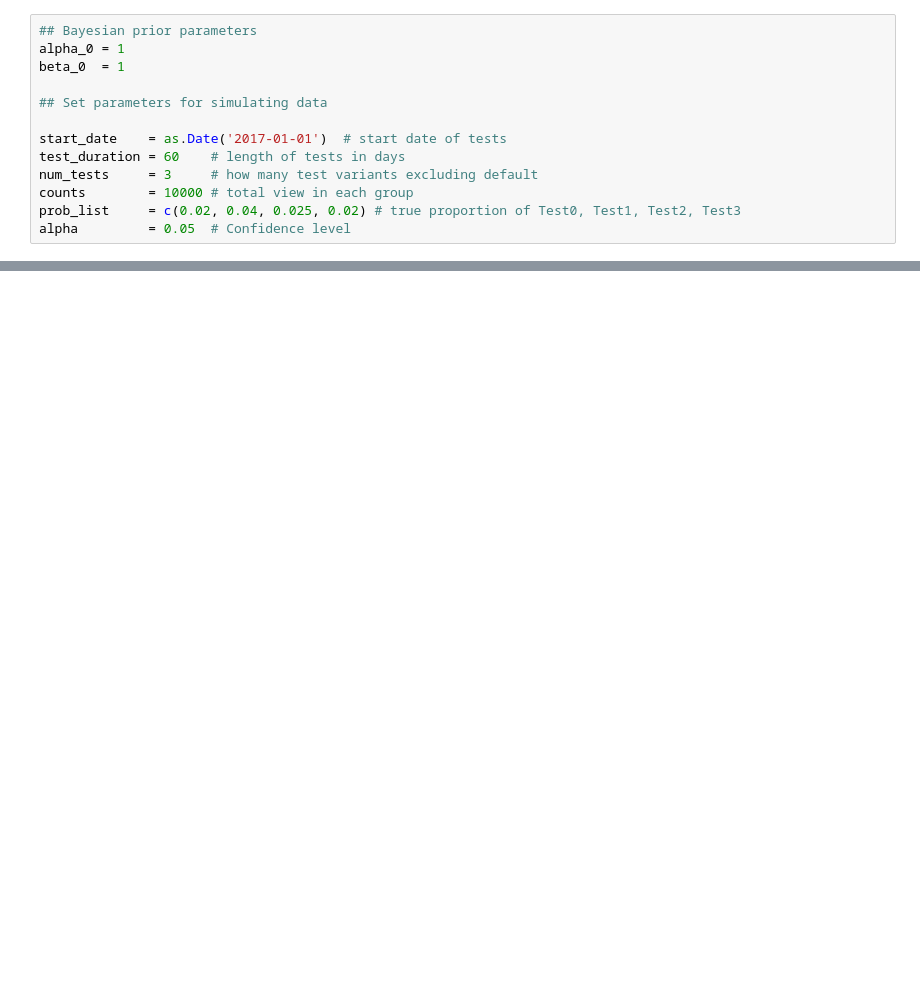
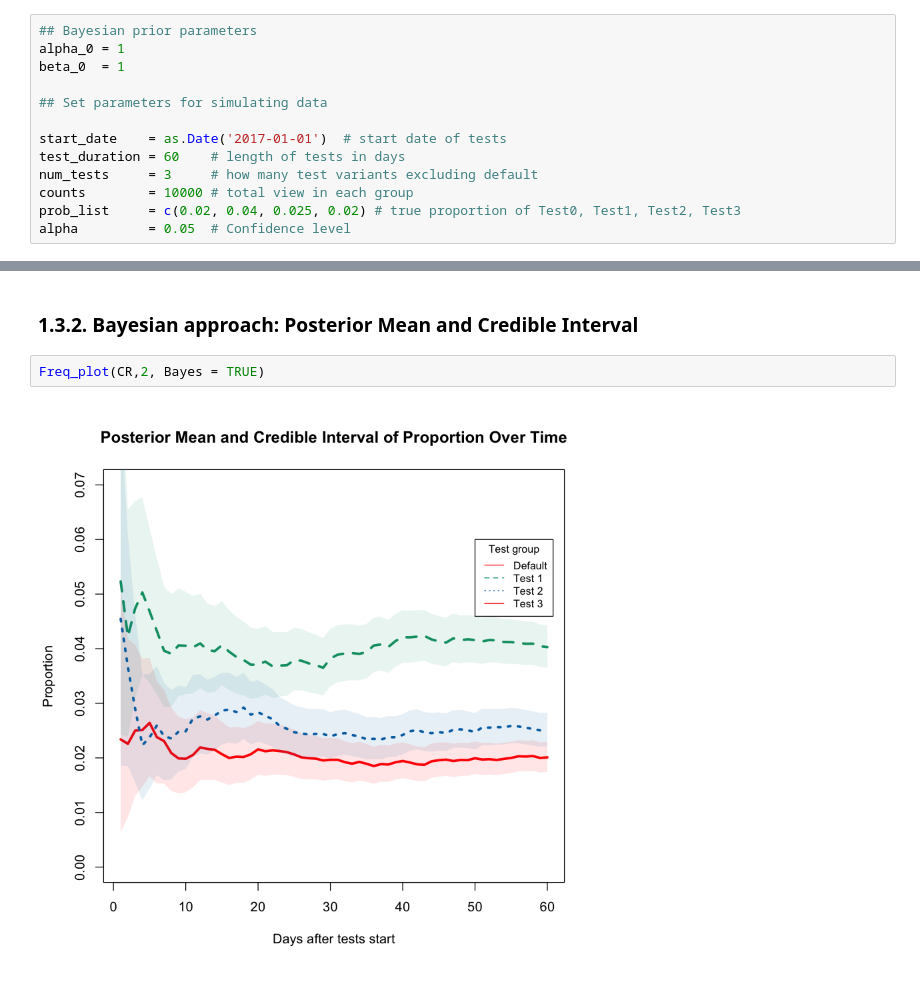
Before and after one commit to tukichen/Bayesian_AB_testing, a Jupyter notebook: Bayesian_AB_testing.ipynb, the cells around one changed output, grey strips where cells are left out. Saved outputs shown, nothing was run; the diff lists cells and outputs as text; blank space fills up the shorter version.

```diff
--- a/Bayesian_AB_testing.ipynb
+++ b/Bayesian_AB_testing.ipynb
@@ -294,0 +214,6 @@ lines(data[data$group==1, 'day'], data[data$group==2, 'CR'] ,type = "l", lwd = 3
+# %% [markdown]
+### 1.3.2. Bayesian approach: Posterior Mean and Credible Interval
+# %%
+Freq_plot(CR,2, Bayes = TRUE)
+# %% [output]
+[figure, added]
```
Also changed, not shown: parts of 44 cells of this notebook.
